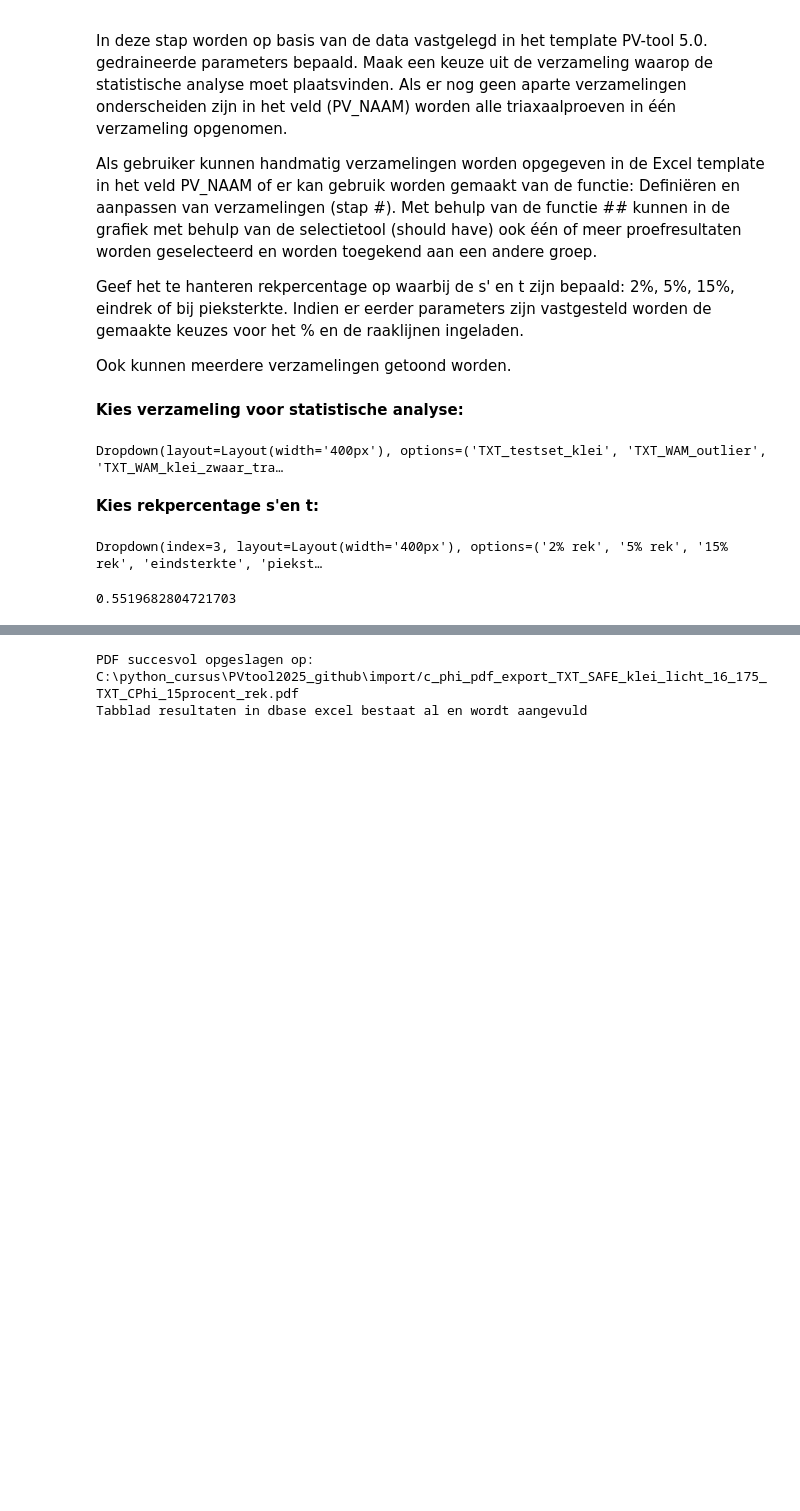
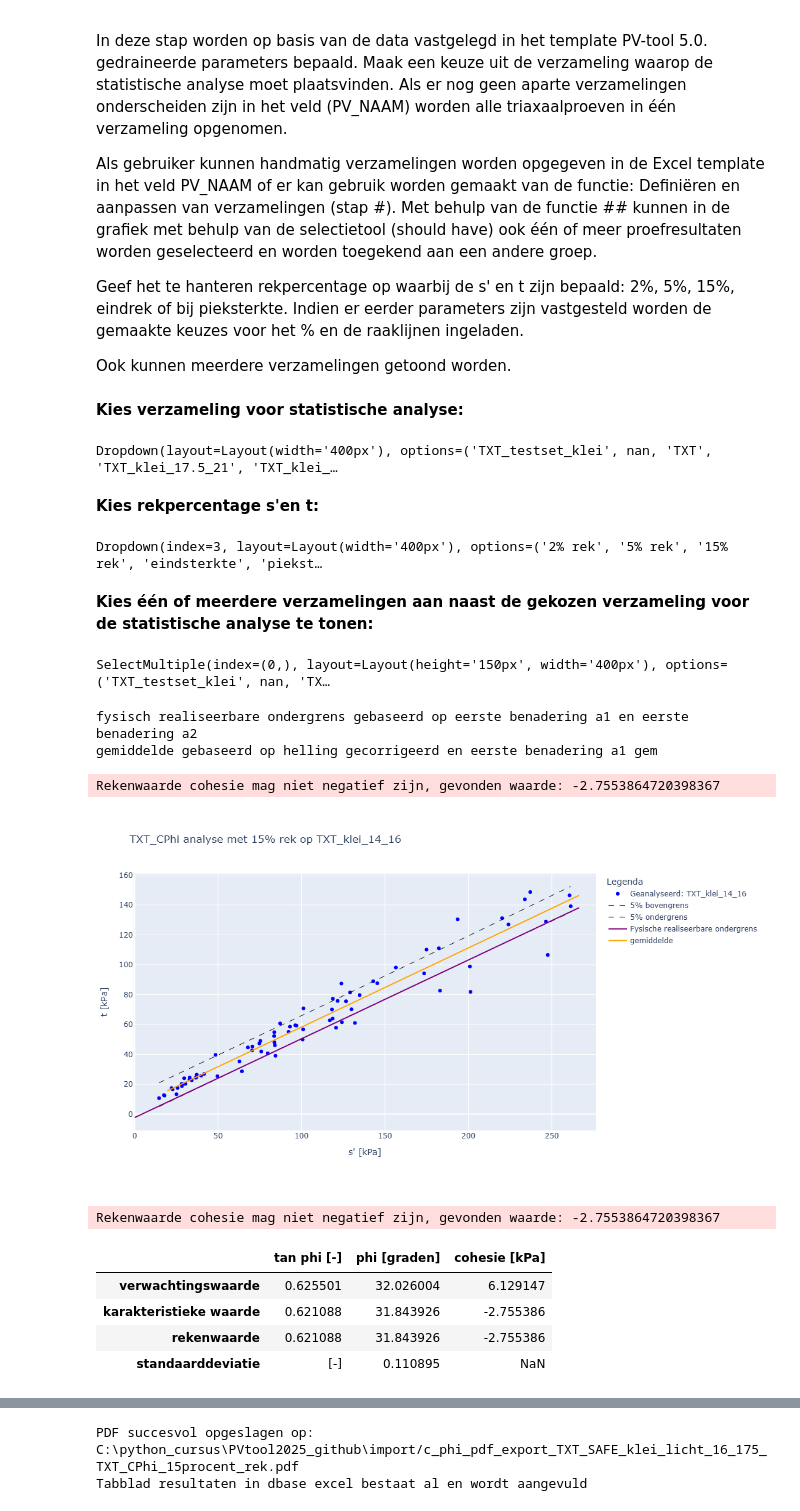
Before and after one commit to kkpdata/PV-tool, a Jupyter notebook: PV_tool0.3.ipynb, the cells around one changed output, grey strips where cells are left out. Drawn from its saved outputs; the diff is of its cells as text; code cells hidden in the pictures; blank space fills up the shorter version.

```diff
--- a/PV_tool0.3.ipynb
+++ b/PV_tool0.3.ipynb
@@ -197,17 +196,13 @@ from IPython.display import display, Markdown
 dbase_df = dbase.dbase_df
 
 #### Inlezen lijst met unieke namen in PV_NAAM
-
 # Filter het dataframe waar ALG__TRIAXIAAL True is
 filtered_df = dbase_df[dbase_df['ALG__TRIAXIAAL'] == True]
 # Selecteer de kolom PV_NAAM en haal unieke waarden op
 unique_names = filtered_df['PV_NAAM'].unique()
-# Converteer naar een lijst
 unique_names_list = unique_names.tolist()
 
-
 #### Widgets definieren
-
 # Dropdown widget voor rek%
 dropdown_rekpercentage = widgets.Dropdown(
     options=[
@@ -224,7 +219,7 @@ dropdown_rekpercentage = widgets.Dropdown(
 
 import ipywidgets as widgets
 
-# Dropdown widget met unieke namen uit het dataframe
+# Dropdown widget met unieke namen
 dropdown_verzameling_txt = widgets.Dropdown(
     options=unique_names_list,  # Gebruik de lijst met unieke namen als opties
     value=unique_names_list[0] if unique_names_list else None,  # Standaard geselecteerde waarde
@@ -232,32 +227,54 @@ dropdown_verzameling_txt = widgets.Dropdown(
     layout=widgets.Layout(width='400px')  # Stel de breedte van de widget in
 )
 
+# Dropdown widget om verschillende verzamelingen te tonen naast de gekozen verzameling voor de statistische analyse
+# SelectMultiple widget voor het selecteren van meerdere regels
+multi_select_verzameling = widgets.SelectMultiple(
+    options=unique_names_list,
+    value=[unique_names_list[0]] if unique_names_list else [],
+    disabled=False,
+    layout=widgets.Layout(width='400px', height='150px')  # Hoogte kun je aanpassen
+)
+
+
 #### WIDGETS TONEN
-
 # Toon de dropdown widget verzameling
 display(Markdown("**Kies verzameling voor statistische analyse:**"))
 display(dropdown_verzameling_txt)
-
-# Titel keuze proevenverzameling vergelijken
-#display(Markdown("**Kies verzameling ter vergelijking:**"))
-print()
-# hoe / wat kunnen we doen om keuze voor meerdere verzamelingen op te nemen?
 
 # Toon de dropdown widget rekpercentage
 display(Markdown("**Kies rekpercentage s'en t:**"))
 display(dropdown_rekpercentage)
 
+# Widget tonen
+display(Markdown("**Kies één of meerdere verzamelingen om naast de gekozen verzameling voor de statistische analyse te tonen:**"))
+display(multi_select_verzameling)
+
 print()
 # %% [output]
 **Kies verzameling voor statistische analyse:**
-Dropdown(layout=Layout(width='400px'), options=('TXT_testset_klei', 'TXT_WAM_outlier', 'TXT_WAM_klei_zwaar_tra…
+Dropdown(layout=Layout(width='400px'), options=('TXT_testset_klei', nan, 'TXT', 'TXT_klei_17.5_21', 'TXT_klei_…
 **Kies rekpercentage s'en t:**
 Dropdown(index=3, layout=Layout(width='400px'), options=('2% rek', '5% rek', '15% rek', 'eindsterkte', 'piekst…
+**Kies één of meerdere verzamelingen aan naast de gekozen verzameling voor de statistische analyse te tonen:**
+SelectMultiple(index=(0,), layout=Layout(height='150px', width='400px'), options=('TXT_testset_klei', nan, 'TX…
 # %%
-# colums=['TXT_SS_S\'_BIJ_T_EIND', 'TXT_SS_T_EIND']
-#print(dbase_df)
-#test = dbase_df['TXT_SS_T_EIND'].unique()
-#print(analyse.eerste_benadering_a2_gem)
+#voer C-phi analyse met benaderingswaarden
+analyse = CPhiAnalyse(dbase=dbase, investigation_groups=[dropdown_verzameling_txt.value], effective_stress= dropdown_rekpercentage.value,
+                      analysis_type='TXT_CPhi')
+
+#Toon resultaten figuur en tabel met cohesie en hoek van inwendige wrijving
+analyse.show_figure()
+analyse.print_short_results()
 # %% [output]
-0.5519682804721703
+fysisch realiseerbare ondergrens gebaseerd op eerste benadering a1 en eerste benadering a2
+gemiddelde gebaseerd op helling gecorrigeerd en eerste benadering a1 gem
+Rekenwaarde cohesie mag niet negatief zijn, gevonden waarde: -2.7553864720398367
+[figure, added]
+Rekenwaarde cohesie mag niet negatief zijn, gevonden waarde: -2.7553864720398367
+|  | tan phi [-] | phi [graden] | cohesie [kPa] |
+| verwachtingswaarde | 0.625501 | 32.026004 | 6.129147 |
+| karakteristieke waarde | 0.621088 | 31.843926 | -2.755386 |
+| rekenwaarde | 0.621088 | 31.843926 | -2.755386 |
+| standaarddeviatie | [-] | 0.110895 | NaN |
 # %%
```
Also changed, not shown: parts of 4 cells of this notebook, 19 other files.
